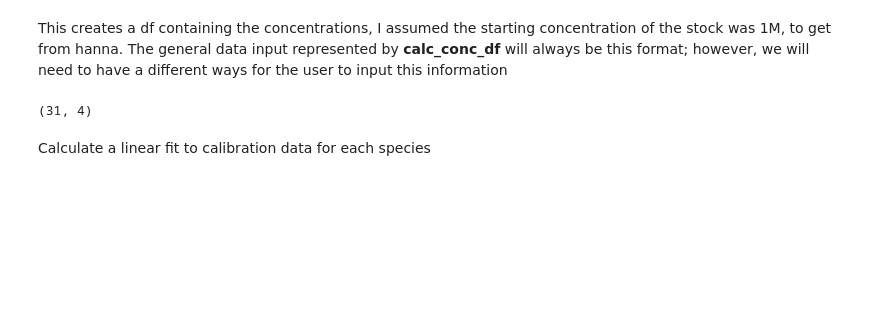
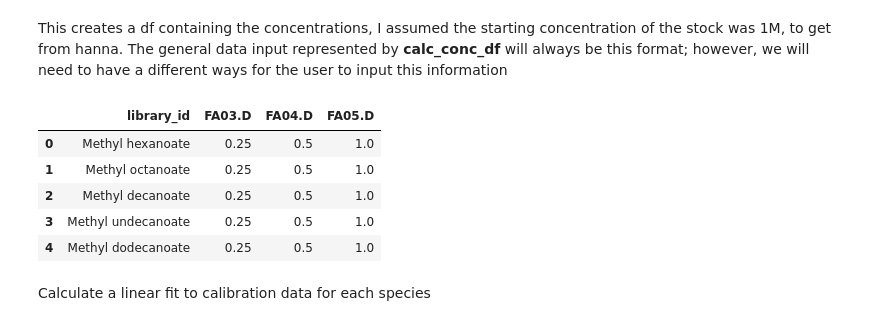
Before and after one commit to audere-labs/pyvalence, a Jupyter notebook: gc_area_analysis.ipynb, the cells around one changed output. Cells and saved outputs as stored; diff of their text form; code cells hidden in the pictures; blank space fills up the shorter version.

```diff
--- a/gc_area_analysis.ipynb
+++ b/gc_area_analysis.ipynb
@@ -86,14 +92,19 @@ This creates a df containing the concentrations, I assumed the starting concentr
 # %%
 cal_files = ['FA03.D','FA04.D','FA05.D']
 cal_dilutions = {'FA03.D': 0.25,'FA04.D':0.50,'FA05.D':1.0}
-cal_conc_df = pd.DataFrame({'library_id':agi['FA05.D'].results['lib']['library_id'],'Conc_0':1})
+standards = pd.DataFrame({'library_id':agi['FA05.D'].results['lib']['library_id'],'Conc_0':1})
 
 for key,val in cal_dilutions.items():
-    cal_conc_df[key] = cal_conc_df['Conc_0']*val
-cal_conc_df.drop('Conc_0',1,inplace=True)
-cal_conc_df.head()
+    standards[key] = standards['Conc_0']*val
+standards.drop('Conc_0',1,inplace=True)
+standards.head()
 # %% [output]
-(31, 4)
+|  | library_id | FA03.D | FA04.D | FA05.D |
+| 0 | Methyl hexanoate | 0.25 | 0.5 | 1.0 |
+| 1 | Methyl octanoate | 0.25 | 0.5 | 1.0 |
+| 2 | Methyl decanoate | 0.25 | 0.5 | 1.0 |
+| 3 | Methyl undecanoate | 0.25 | 0.5 | 1.0 |
+| 4 | Methyl dodecanoate | 0.25 | 0.5 | 1.0 |
 # %% [markdown]
 Calculate a linear fit to calibration data for each species
 # %%
```
Also changed, not shown: parts of 5 cells of this notebook.
